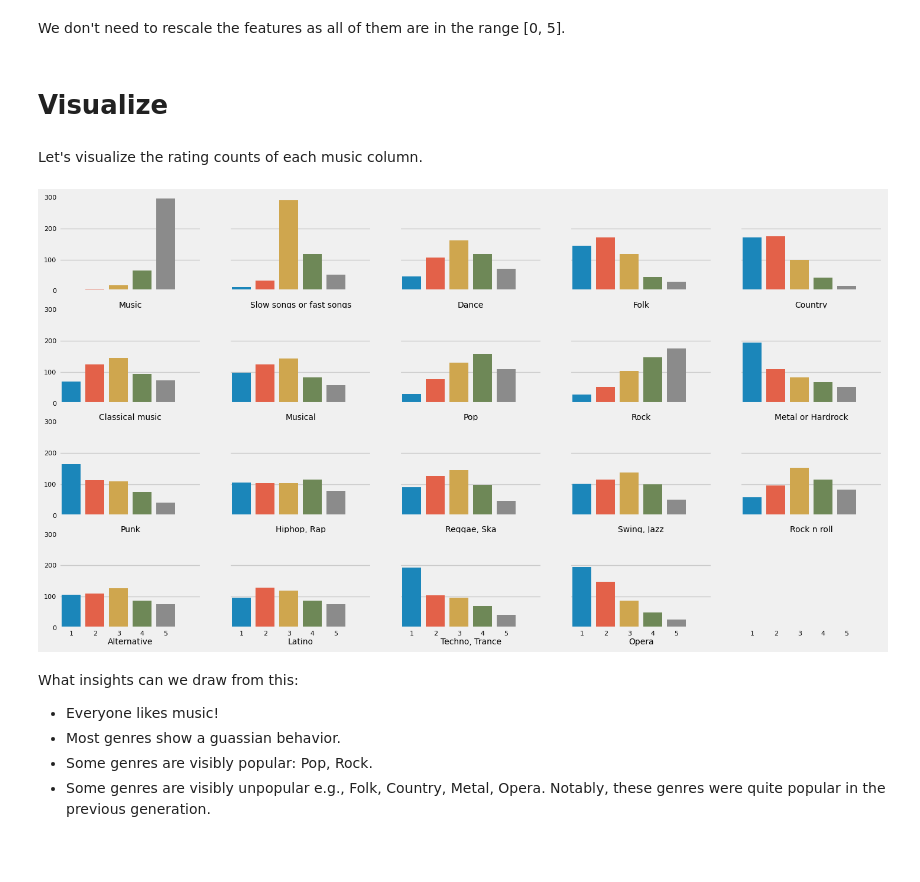
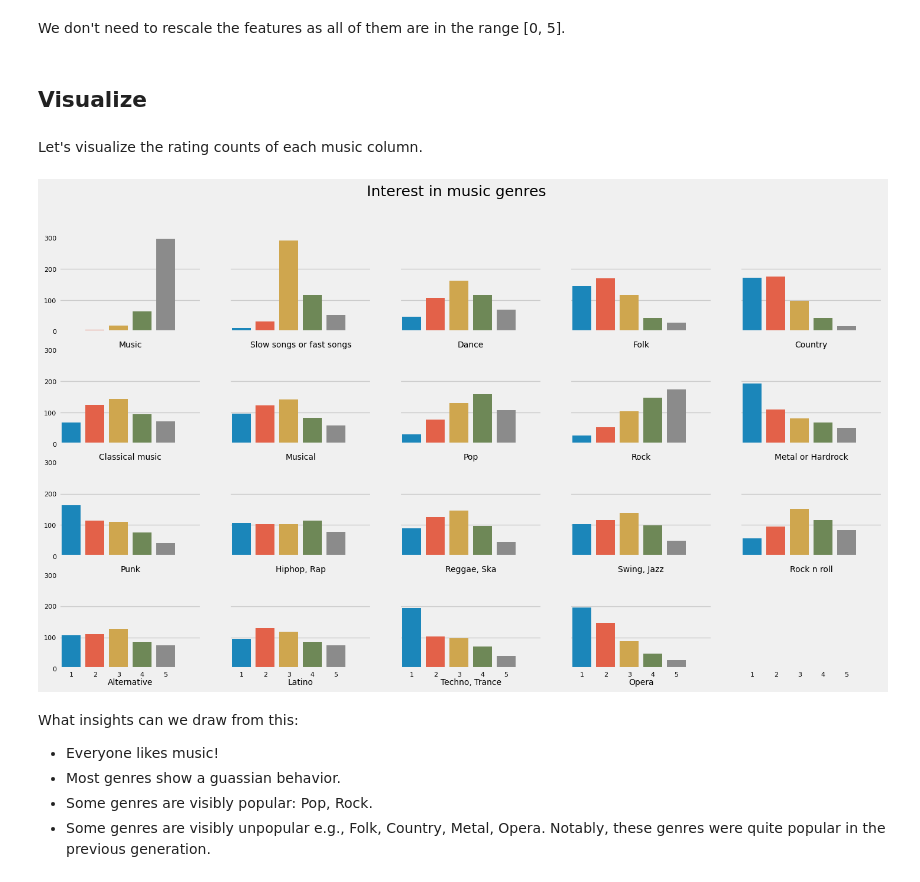
Before and after one commit to Armagaan/young-people-today, a Jupyter notebook: src/clustering.ipynb, the cells around one changed output. Cells and saved outputs as stored; diff of their text form; code cells hidden in the pictures; blank space fills up the shorter version.

```diff
--- a/src/clustering.ipynb
+++ b/src/clustering.ipynb
@@ -2,6 +2,7 @@
 # Clustering
 Given the music preferences, do people make up any clusters of similar behavior?
 # %%
+import math
 import warnings
 warnings.filterwarnings("ignore")
 
@@ -10,6 +11,7 @@ import numpy as np
 import pandas as pd
 import seaborn as sns
 
+plt.style.use("fivethirtyeight")
 FIGSIZE = (16, 9)
 # %%
 path = "../data/responses_cleaned.csv"
@@ -47,31 +71,32 @@ Index(['Music', 'Slow songs or fast songs', 'Dance', 'Folk', 'Country',
 # %% [markdown]
 We don't need to rescale the features as all of them are in the range [0, 5].
 # %% [markdown]
-# Visualize
+## Visualize
 # %% [markdown]
 Let's visualize the rating counts of each music column.
 # %%
 fig, ax = plt.subplots(4,5,figsize=FIGSIZE, sharex=True, sharey=True)
+fig.suptitle("Interest in music genres", fontsize=18)
 initial = 0
 for i in range(4):
     for j in range(5):
         # Leave the last one blank.
         if i == 3 and j == 4:
             ax[i,j].grid(False)
             ax[i,j].set_xticklabels(labels=[1,2,3,4,5], fontsize=8)
             ax[i,j].set_yticklabels(labels=np.arange(0,601,100), fontsize=8)
             continue
         sns.countplot(df_music, x=df_music.columns[initial], ax=ax[i,j])
-        ax[i,j].set_title(df_music.columns[initial], y=-0.23, fontsize=10)
+        ax[i,j].set_title(df_music.columns[initial], y=-0.22, fontsize=10)
         ax[i,j].set_ylabel('')
         ax[i,j].set_xlabel('')
         ax[i,j].set_xticklabels(labels=[1,2,3,4,5], fontsize=8)
         ax[i,j].set_yticklabels(labels=np.arange(0,601,100), fontsize=8)
         ax[i,j].set_xlim(-0.5, 5.5)
         ax[i,j].set_ylim(0,600)
         initial += 1
 # %% [output]
-[figure, old version]
+[figure, new version]
 # %% [markdown]
 What insights can we draw from this:
 - Everyone likes music!
```
Also changed, not shown: parts of 34 cells of this notebook, 1 other file.
